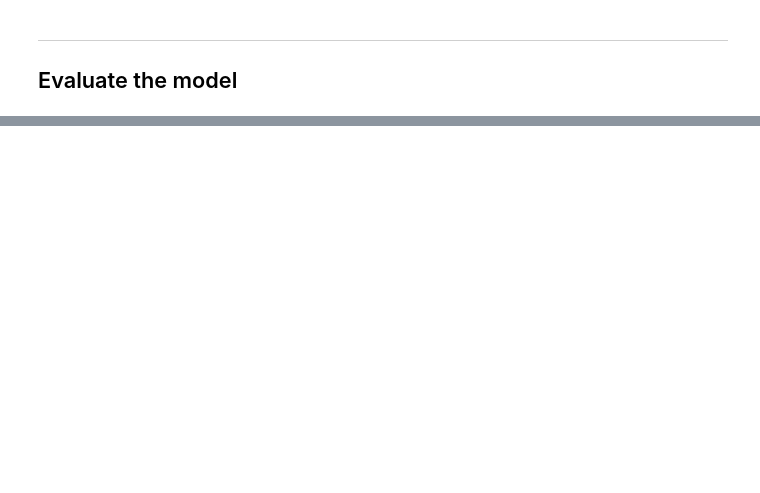
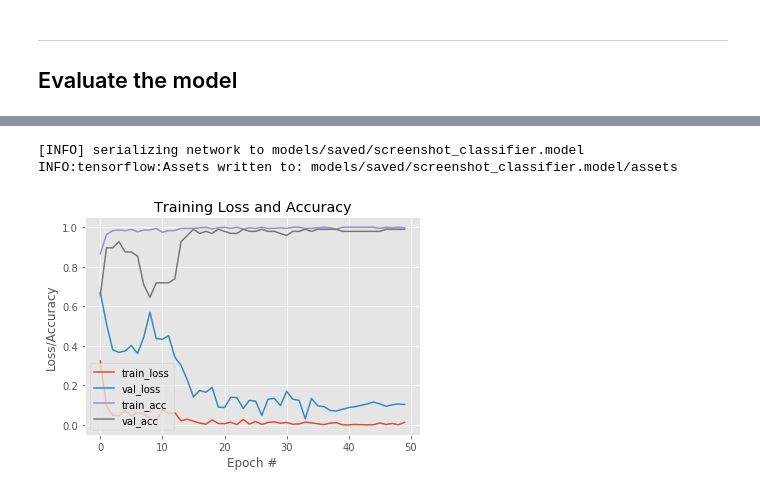
Before and after one commit to boo13/fut_trainer, a Jupyter notebook: load_images.ipynb, the cells around one changed output, grey strips where cells are left out. Saved outputs shown, nothing was run; the diff lists cells and outputs as text; code cells hidden in the pictures; blank space fills up the shorter version.

Commit message:
first training session report

```diff
--- a/load_images.ipynb
+++ b/load_images.ipynb
@@ -25,0 +18,17 @@ assert test_dir.is_dir()
+# %%
+import pathlib
+
+# set the path to the serialized model after training
+MODEL_PATH = pathlib.Path("models/saved/screenshot_classifier.model")
+print(f"Model will be saved to {MODEL_PATH}")
+
+# define the path to the output learning rate finder plot and
+# training history plot
+LRFIND_PLOT_PATH = os.path.sep.join(["output", "lrfind_plot.png"])
+TRAINING_PLOT_PATH = os.path.sep.join(["output", "training_plot.png"])
+
+data_dir = pathlib.Path("data/in_game_classifier/train")
+assert data_dir.is_dir()
+
+test_dir = pathlib.Path("data/in_game_classifier/test")
+assert test_dir.is_dir()
@@ -372,24 +409,23 @@ Epoch 43/50
+# %%
+# serialize the model to disk
+print(f"[INFO] serializing network to {MODEL_PATH}")
+model.save(str(MODEL_PATH))
+# %% [output]
+[INFO] serializing network to models/saved/screenshot_classifier.model
+INFO:tensorflow:Assets written to: models/saved/screenshot_classifier.model/assets
 # %%
-# evaluate the network and show a classification report
-print("[INFO] evaluating network...")
-predictions = model.predict(testX, batch_size=config.BATCH_SIZE)
-print(classification_report(testY.argmax(axis=1),
-	predictions.argmax(axis=1), target_names=config.CLASSES))
-
-# serialize the model to disk
-print("[INFO] serializing network to '{}'...".format(config.MODEL_PATH))
-model.save(config.MODEL_PATH)
-
 # construct a plot that plots and saves the training history
-N = np.arange(0, config.NUM_EPOCHS)
+N = np.arange(0, EPOCHS)
 plt.style.use("ggplot")
 plt.figure()
-plt.plot(N, H.history["loss"], label="train_loss")
-plt.plot(N, H.history["val_loss"], label="val_loss")
-plt.plot(N, H.history["accuracy"], label="train_acc")
-plt.plot(N, H.history["val_accuracy"], label="val_acc")
+plt.plot(N, history.history["loss"], label="train_loss")
+plt.plot(N, history.history["val_loss"], label="val_loss")
+plt.plot(N, history.history["accuracy"], label="train_acc")
+plt.plot(N, history.history["val_accuracy"], label="val_acc")
 plt.title("Training Loss and Accuracy")
 plt.xlabel("Epoch #")
 plt.ylabel("Loss/Accuracy")
 plt.legend(loc="lower left")
-plt.savefig(config.TRAINING_PLOT_PATH)
+plt.savefig(TRAINING_PLOT_PATH)
+# %% [output]
+[figure, added]
```
Also changed, not shown: parts of 5 cells of this notebook, 4 other files.
